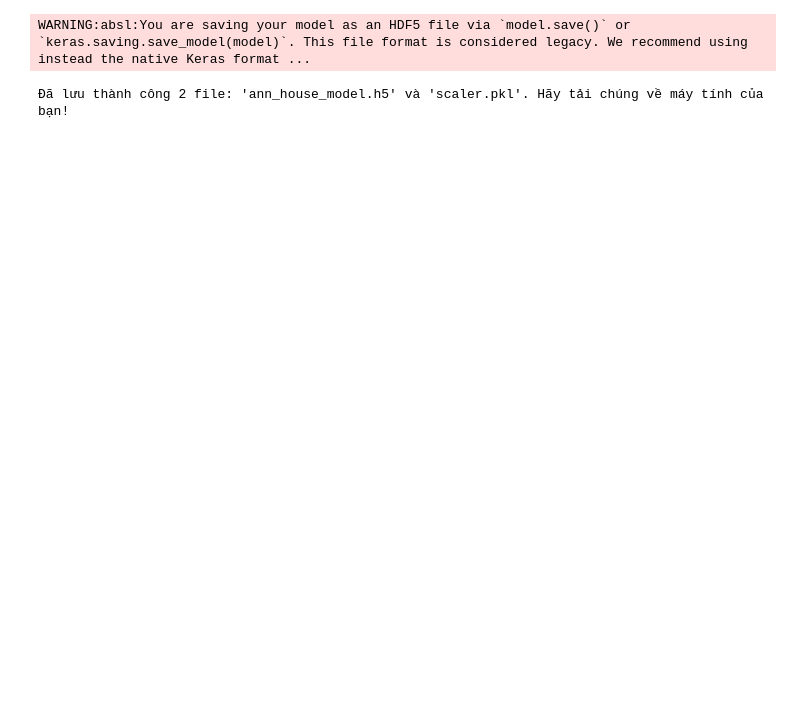
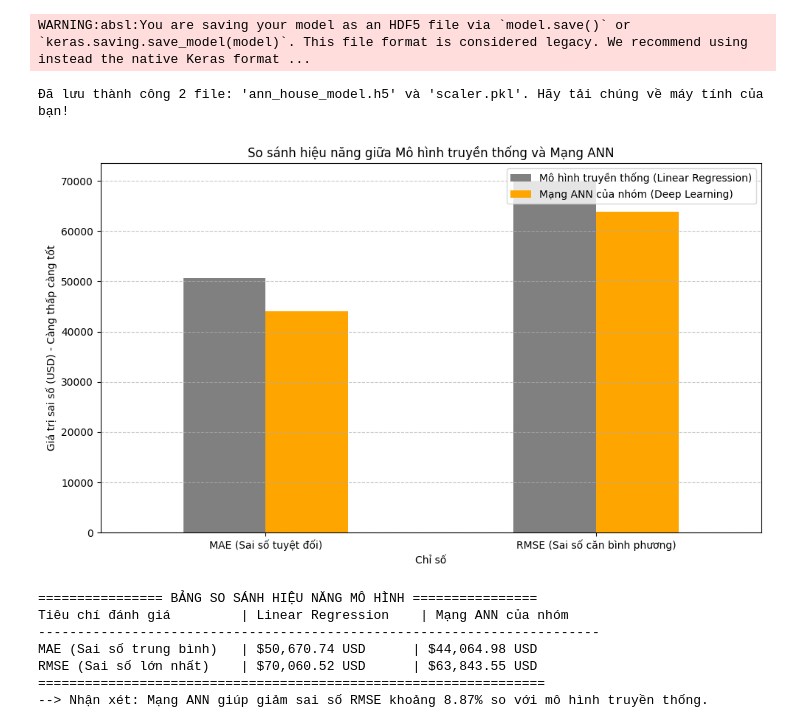
Before and after one commit to toanhuynh040805-crypto/DeepLearning_DuDoanGiaNha, a Jupyter notebook: BaiTaoNhomDT1_THDeepLearning.ipynb, the cells around one changed output. Drawn from its saved outputs; the diff is of its cells as text; code cells hidden in the pictures; blank space fills up the shorter version.

Commit message:
Cập nhật thêm mô hình huấn luyện

```diff
--- a/BaiTaoNhomDT1_THDeepLearning.ipynb
+++ b/BaiTaoNhomDT1_THDeepLearning.ipynb
@@ -216,3 +298,59 @@ print("Đã lưu thành công 2 file: 'ann_house_model.h5' và 'scaler.pkl'. Hã
 # %% [output]
 WARNING:absl:You are saving your model as an HDF5 file via `model.save()` or `keras.saving.save_model(model)`. This file format is considered legacy. We recommend using instead the native Keras format ...
 Đã lưu thành công 2 file: 'ann_house_model.h5' và 'scaler.pkl'. Hãy tải chúng về máy tính của bạn!
+# %%
+# =====================================================================
+# BƯỚC BỔ SUNG NÂNG CAO: SO SÁNH VỚI MÔ HÌNH LUẬT TRUYỀN THỐNG (BASELINE)
+# =====================================================================
+from sklearn.linear_model import LinearRegression
+
+# 1. Huấn luyện mô hình Linear Regression truyền thống trên cùng tập dữ liệu
+lr_model = LinearRegression()
+lr_model.fit(X_train_scaled, y_train)
+
+# 2. Dự đoán trên tập Test bằng mô hình truyền thống
+y_pred_lr = lr_model.predict(X_test_scaled)
+
+# 3. Tính toán sai số của mô hình truyền thống
+mae_lr = mean_absolute_error(y_test, y_pred_lr)
+rmse_lr = np.sqrt(mean_squared_error(y_test, y_pred_lr))
+
+# 4. Trực quan hóa so sánh giữa ANN và Linear Regression bằng biểu đồ cột
+metrics_data = {
+    'Chỉ số': ['MAE (Sai số tuyệt đối)', 'RMSE (Sai số căn bình phương)'],
+    'Mô hình truyền thống (Linear Regression)': [mae_lr, rmse_lr],
+    'Mạng ANN của nhóm (Deep Learning)': [mae, rmse] # Lấy từ kết quả bước 4 của bạn
+}
+
+df_metrics = pd.DataFrame(metrics_data)
+
+# Vẽ biểu đồ so sánh
+df_metrics.set_index('Chỉ số').plot(kind='bar', figsize=(10, 6), color=['gray', 'orange'])
+plt.title('So sánh hiệu năng giữa Mô hình truyền thống và Mạng ANN')
+plt.ylabel('Giá trị sai số (USD) - Càng thấp càng tốt')
+plt.xticks(rotation=0)
+plt.grid(axis='y', linestyle='--', alpha=0.7)
+plt.legend(loc='upper right')
+plt.tight_layout()
+plt.show()
+
+# 5. In bảng kết quả chi tiết
+print("\n================ BẢNG SO SÁNH HIỆU NĂNG MÔ HÌNH ================")
+print(f"{'Tiêu chí đánh giá':<25} | {'Linear Regression':<20} | {'Mạng ANN của nhóm':<20}")
+print("-" * 72)
+print(f"{'MAE (Sai số trung bình)':<25} | ${mae_lr:,.2f} USD {'':<4} | ${mae:,.2f} USD")
+print(f"{'RMSE (Sai số lớn nhất)':<25} | ${rmse_lr:,.2f} USD {'':<4} | ${rmse:,.2f} USD")
+print("=================================================================")
+
+# Tính toán phần trăm cải tiến
+improvement = ((rmse_lr - rmse) / rmse_lr) * 100
+print(f"--> Nhận xét: Mạng ANN giúp giảm sai số RMSE khoảng {improvement:.2f}% so với mô hình truyền thống.")
+# %% [output]
+[figure, added]
+================ BẢNG SO SÁNH HIỆU NĂNG MÔ HÌNH ================
+Tiêu chí đánh giá         | Linear Regression    | Mạng ANN của nhóm
+------------------------------------------------------------------------
+MAE (Sai số trung bình)   | $50,670.74 USD      | $44,064.98 USD
+RMSE (Sai số lớn nhất)    | $70,060.52 USD      | $63,843.55 USD
+=================================================================
+--> Nhận xét: Mạng ANN giúp giảm sai số RMSE khoảng 8.87% so với mô hình truyền thống.
```
Also changed, not shown: parts of 4 cells of this notebook.
